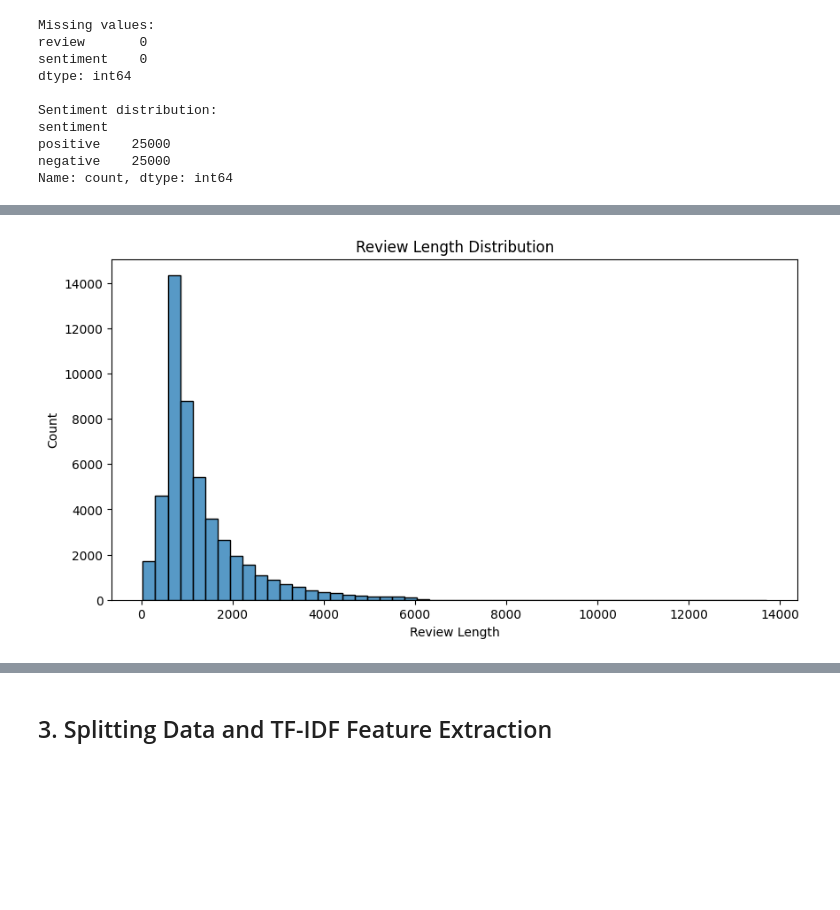
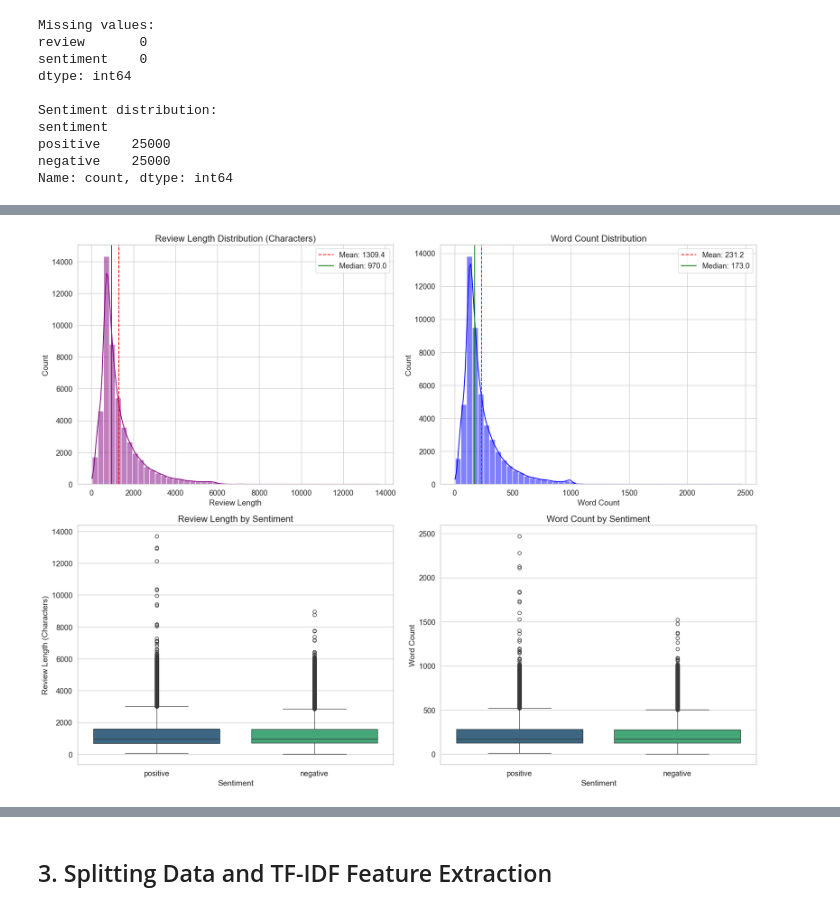
Before and after one commit to abahmad02/CS412-Project, a Jupyter notebook: IMDB_Sentiment_Analysis_Notebook.ipynb, the cells around one changed output, grey strips where cells are left out. Drawn from its saved outputs; the diff is of its cells as text; code cells hidden in the pictures; blank space fills up the shorter version.

```diff
--- a/IMDB_Sentiment_Analysis_Notebook.ipynb
+++ b/IMDB_Sentiment_Analysis_Notebook.ipynb
@@ -22,16 +22,31 @@ NVIDIA GeForce RTX 3050 Ti Laptop GPU
 # %% [markdown]
 ## 1. Data Loading and Exploration
 # %%
-
 import pandas as pd
 import numpy as np
 import matplotlib.pyplot as plt
 import seaborn as sns
+from datetime import datetime
+
+# Set plotting style
+plt.style.use('fivethirtyeight')
+sns.set(font_scale=1.2)
+sns.set_style("whitegrid")
 
 print("Loading dataset...")
+start_time = datetime.now()
 df = pd.read_csv('IMDB Dataset.csv')
+load_time = datetime.now() - start_time
 
+print(f"Dataset loaded in {load_time.total_seconds():.2f} seconds")
+print(f"Dataset shape: {df.shape} (rows, columns)")
+print("\nDataset info:")
 df.info()
-df.head()
+
+print("\nFirst 5 examples:")
+display(df.head())
+
+print("\nSummary statistics:")
+display(df.describe(include='all'))
 # %% [output]
 Loading dataset...
@@ -80,12 +143,65 @@ plt.show()
 # %%
+# Enhanced Review Length Analysis
 
-# Review length analysis
 df['review_length'] = df['review'].apply(len)
-print(df['review_length'].describe())
+df['word_count'] = df['review'].apply(lambda x: len(x.split()))
+df['sentence_count'] = df['review'].apply(lambda x: len(x.split('.')))
 
-plt.figure(figsize=(10,5))
-sns.histplot(df['review_length'], bins=50)
-plt.title("Review Length Distribution")
-plt.xlabel("Review Length")
+print("Review length statistics (characters):")
+display(df['review_length'].describe())
+
+print("\nWord count statistics:")
+display(df['word_count'].describe())
+
+print("\nSentence count statistics:")
+display(df['sentence_count'].describe())
+
+# Create figure with multiple plots
+fig, axes = plt.subplots(2, 2, figsize=(18, 14))
+
+# Plot 1: Review length distribution
+sns.histplot(df['review_length'], bins=50, kde=True, ax=axes[0, 0], color='purple')
+axes[0, 0].set_title("Review Length Distribution (Characters)", fontsize=16)
+axes[0, 0].set_xlabel("Review Length", fontsize=14)
+axes[0, 0].set_ylabel("Count", fontsize=14)
+axes[0, 0].axvline(df['review_length'].mean(), color='red', linestyle='--', label=f"Mean: {df['review_length'].mean():.1f}")
+axes[0, 0].axvline(df['review_length'].median(), color='green', linestyle='-', label=f"Median: {df['review_length'].median():.1f}")
+axes[0, 0].legend()
+
+# Plot 2: Word count distribution
+sns.histplot(df['word_count'], bins=50, kde=True, ax=axes[0, 1], color='blue')
+axes[0, 1].set_title("Word Count Distribution", fontsize=16)
+axes[0, 1].set_xlabel("Word Count", fontsize=14)
+axes[0, 1].set_ylabel("Count", fontsize=14)
+axes[0, 1].axvline(df['word_count'].mean(), color='red', linestyle='--', label=f"Mean: {df['word_count'].mean():.1f}")
+axes[0, 1].axvline(df['word_count'].median(), color='green', linestyle='-', label=f"Median: {df['word_count'].median():.1f}")
+axes[0, 1].legend()
+
+# Plot 3: Boxplot comparison by sentiment
+sns.boxplot(x='sentiment', y='review_length', data=df, ax=axes[1, 0], palette="viridis")
+axes[1, 0].set_title("Review Length by Sentiment", fontsize=16)
+axes[1, 0].set_xlabel("Sentiment", fontsize=14)
+axes[1, 0].set_ylabel("Review Length (Characters)", fontsize=14)
+
+# Plot 4: Word count by sentiment
+sns.boxplot(x='sentiment', y='word_count', data=df, ax=axes[1, 1], palette="viridis")
+axes[1, 1].set_title("Word Count by Sentiment", fontsize=16)
+axes[1, 1].set_xlabel("Sentiment", fontsize=14)
+axes[1, 1].set_ylabel("Word Count", fontsize=14)
+
+plt.tight_layout()
 plt.show()
+
+# Statistical comparison between sentiment groups
+print("\nStatistical comparison of review lengths between sentiment groups:")
+negative_reviews = df[df['sentiment'] == 'negative']['review_length']
+positive_reviews = df[df['sentiment'] == 'positive']['review_length']
+
+print(f"Average review length for negative reviews: {negative_reviews.mean():.2f} characters")
+print(f"Average review length for positive reviews: {positive_reviews.mean():.2f} characters")
+print(f"Difference: {abs(negative_reviews.mean() - positive_reviews.mean()):.2f} characters")
+
+from scipy import stats
+t_stat, p_value = stats.ttest_ind(negative_reviews, positive_reviews, equal_var=False)
+print(f"T-test p-value: {p_value:.6f} ({'Statistically significant' if p_value < 0.05 else 'Not statistically significant'})")
 # %% [output]
@@ -101 +245 @@ Name: review_length, dtype: float64
-[figure, old version]
+[figure, new version]
```
Also changed, not shown: parts of 21 cells of this notebook, 3 other files.
